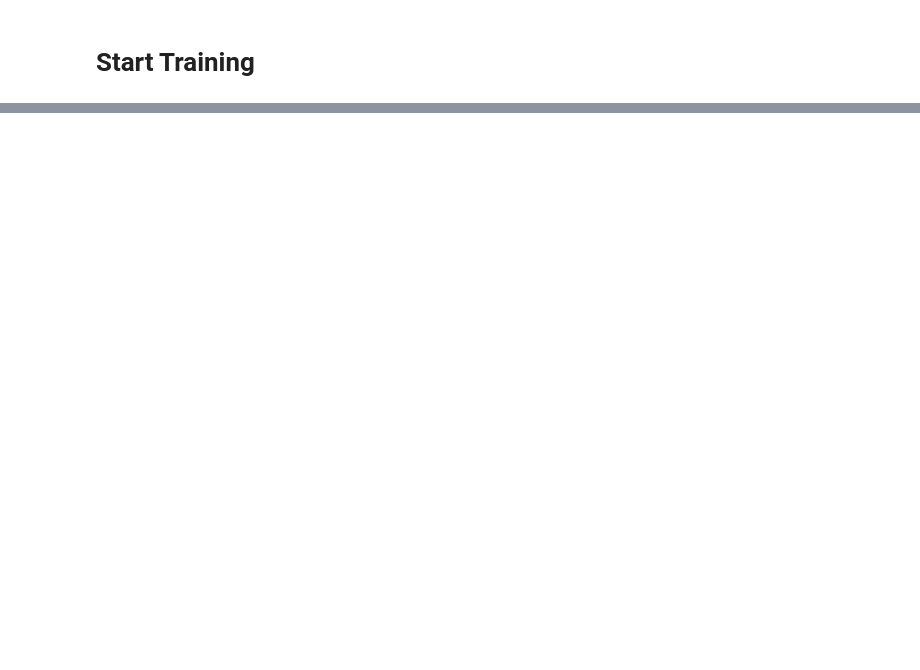
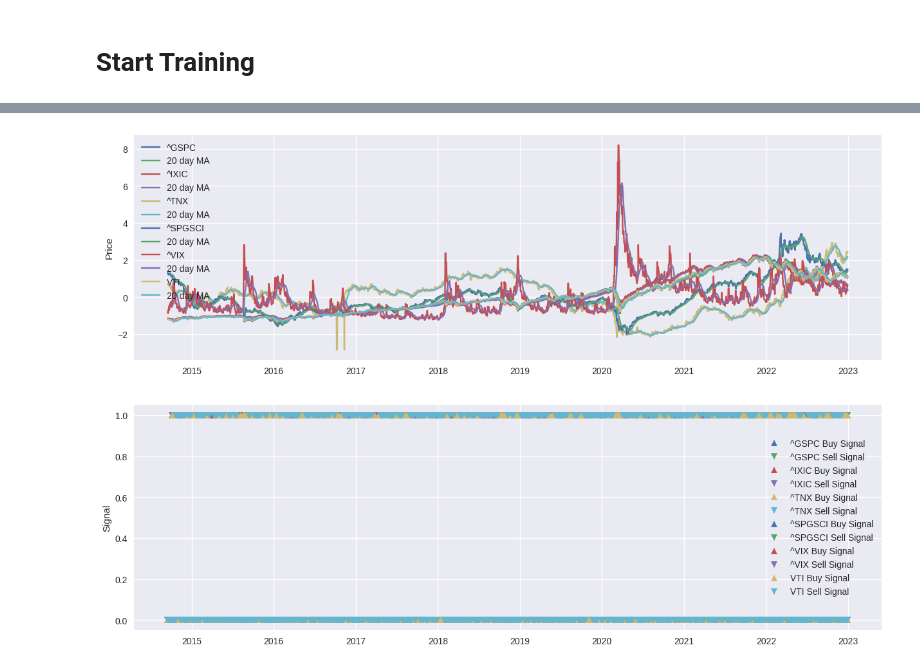
Before and after one commit to TR1234567/Transformer-with-time, a Jupyter notebook: Draft4.ipynb, the cells around one changed output, grey strips where cells are left out. Saved outputs shown, nothing was run; the diff lists cells and outputs as text; code cells hidden in the pictures; blank space fills up the shorter version.

Commit message:
Add MPT, Risk parity , Mean Reversal

```diff
--- a/Draft4.ipynb
+++ b/Draft4.ipynb
@@ -520,0 +644,31 @@ TypeError: Time2Vector.__init__() takes 1 positional argument but 2 were given
+# %%
+window = 20
+
+# Calculate moving average and standard deviation
+moving_averages = normalized_data.rolling(window=window).mean()
+std_dev = normalized_data.rolling(window=window).std()
+
+# Mean Reversion Strategy
+def mean_reversion_strategy(prices, mean, std, std_multiplier=1):
+    buy_signal = prices < (mean - std_multiplier * std)
+    sell_signal = prices > (mean + std_multiplier * std)
+    return buy_signal, sell_signal
+Tickers
+# Apply strategy
+buy_signals, sell_signals = {}, {}
+for symbol in Tickers:
+    buy_signals[symbol], sell_signals[symbol] = mean_reversion_strategy(normalized_data[symbol], moving_averages[symbol], std_dev[symbol])
+# %%
+# Plot the strategy of each stock
+fig, axes = plt.subplots(nrows=2, ncols=1, figsize=(15, 10))
+for symbol in Tickers:
+    axes[0].plot(normalized_data[symbol], label=symbol)
+    axes[0].plot(moving_averages[symbol], label='{} day MA'.format(window))
+    axes[0].set_ylabel('Price')
+    axes[0].legend()
+    axes[1].plot(buy_signals[symbol], label='{} Buy Signal'.format(symbol), marker='^', linestyle='None')
+    axes[1].plot(sell_signals[symbol], label='{} Sell Signal'.format(symbol), marker='v', linestyle='None')
+    axes[1].set_ylabel('Signal')
+    axes[1].legend()
+# %% [output]
+[figure, added]
```
Also changed, not shown: parts of 31 cells of this notebook.
